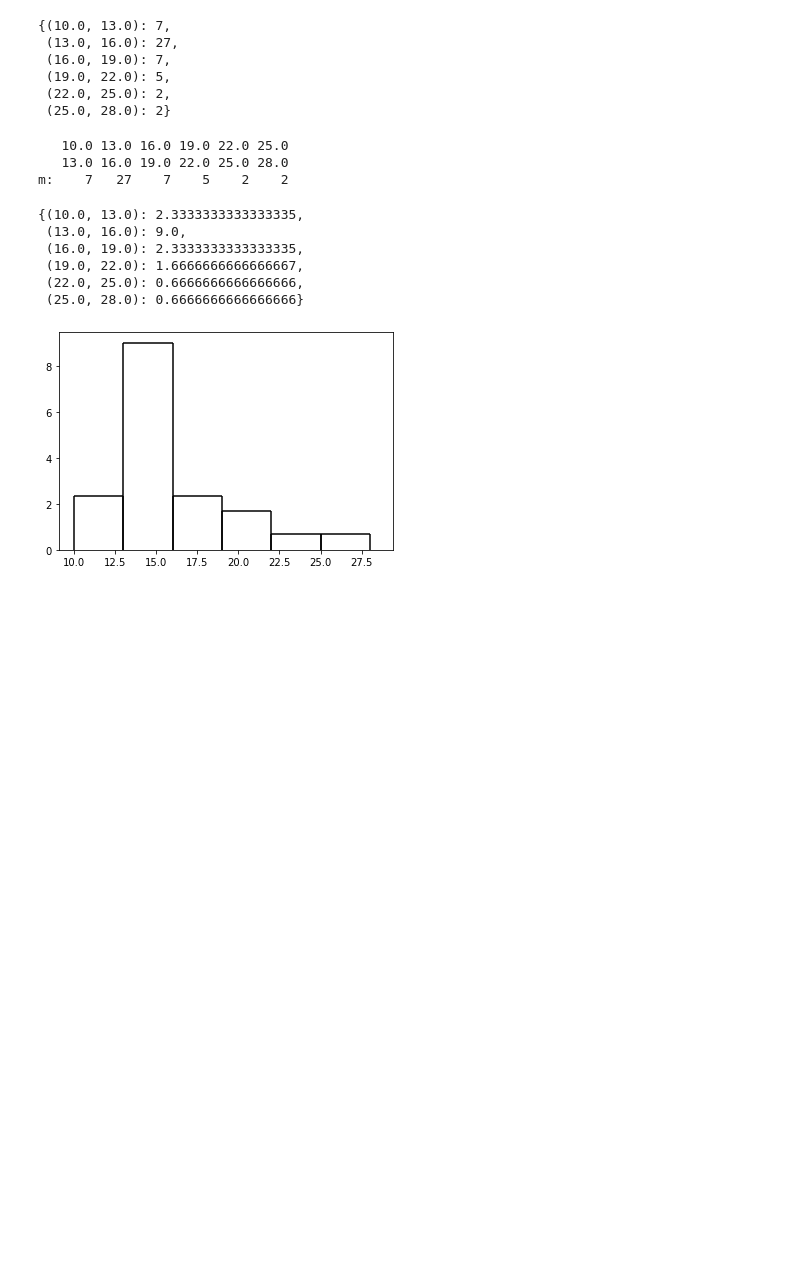
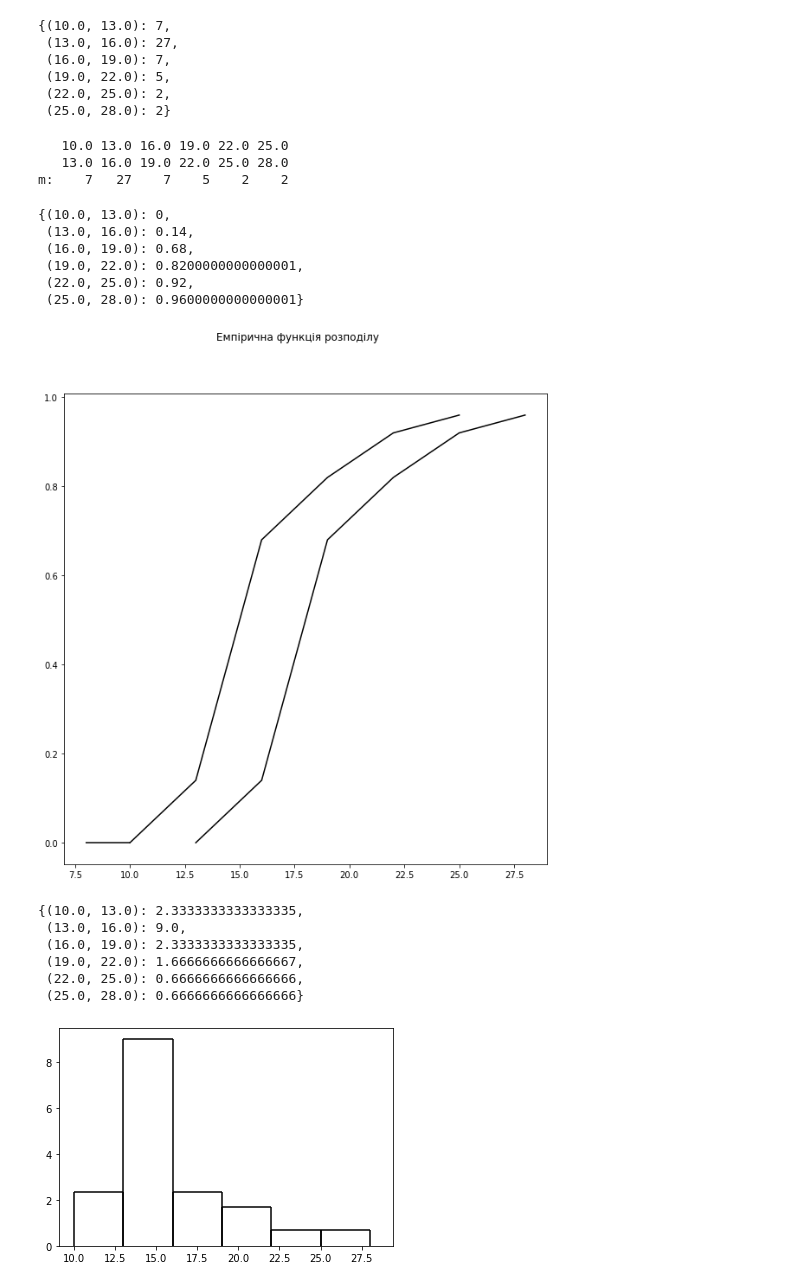
Before and after one commit to KhrystynaMarusenko/MatStatic, a Jupyter notebook: Main.ipynb, the cells around one changed output. Drawn from its saved outputs; the diff is of its cells as text; code cells hidden in the pictures; blank space fills up the shorter version.

```diff
--- a/Main.ipynb
+++ b/Main.ipynb
@@ -313,6 +313,42 @@ print('\n')
    10.0 13.0 16.0 19.0 22.0 25.0
    13.0 16.0 19.0 22.0 25.0 28.0
 m:    7   27    7    5    2    2
+# %%
+def disturb_func(freq_table):
+    value=0
+    answer_dict=dict()
+    for i in freq_table.keys():
+        ##print(value,' ')
+        answer_dict[i]=value
+        value += int(freq_table[i])/n
+
+    return answer_dict
+
+distr_function=disturb_func(freq_table)
+#print(distr_function,'\n')
+distr_function
+# %% [output]
+{(10.0, 13.0): 0,
+ (13.0, 16.0): 0.14,
+ (16.0, 19.0): 0.68,
+ (19.0, 22.0): 0.8200000000000001,
+ (22.0, 25.0): 0.92,
+ (25.0, 28.0): 0.9600000000000001}
+# %%
+xstart=a[0]-2
+x_pos=[]
+y_pos=[]
+plt.figure(figsize=(10,10))
+s=[20*10 for n in range(len(distr_function))]
+for pos_x, pos_y in distr_function.items():
+    x_pos.append(pos_x)
+    y_pos.append(pos_y)
+plt.suptitle('Емпірична функція розподілу')
+plt.plot(x_pos,y_pos,color='k')
+plt.hlines(xmin=xstart,xmax=xstart+2,y=0,color='k')
+plt.show()
+# %% [output]
+[figure, added]
 # %%
 freq_tablel_hist = dict()
 for i in freq_table_df.keys():
```
